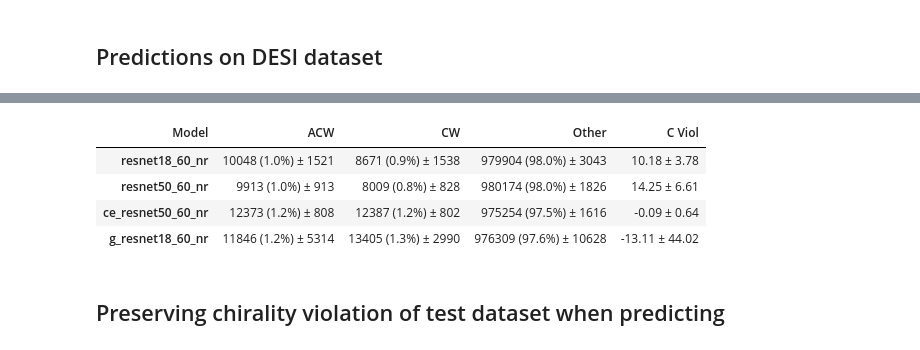
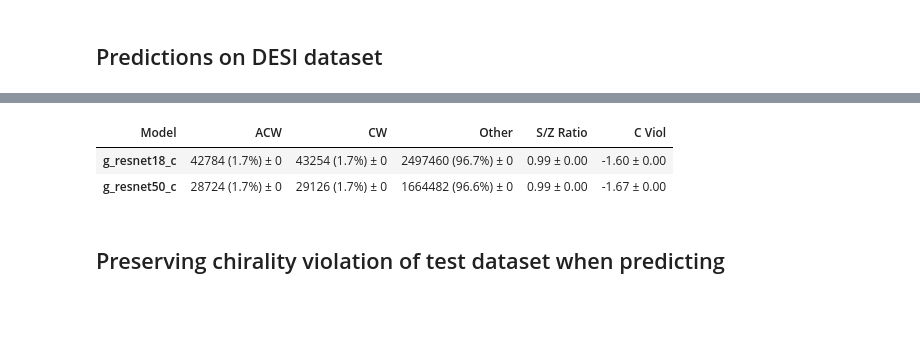
Before and after one commit to neil-power/mphys-galaxy, a Jupyter notebook: Code/model_metrics.ipynb, the cells around one changed output, grey strips where cells are left out. Saved outputs shown, nothing was run; the diff lists cells and outputs as text; code cells hidden in the pictures; blank space fills up the shorter version.

Commit message:
Removed old desi predictions

```diff
--- a/Code/model_metrics.ipynb
+++ b/Code/model_metrics.ipynb
@@ -270,17 +239,13 @@ Error with g_resnet50_cut_dataset, run 2, batch 9
-# %%
-model_ids = ['resnet18_cut_dataset_60_nr',
-             'resnet50_cut_dataset_60_nr',
-            'ce_resnet50_cut_dataset_60_nr',
-            'g_resnet18_cut_dataset_60_nr']
-
-repeat_metrics = get_predict_results_runs_old(model_ids,5,METRICS_PATH)
-repeat_metrics.head(6)
-# %% [output]
-| Model | ACW | CW | Other | C Viol |
-| resnet18_60_nr | 10048 (1.0%) ± 1521 | 8671 (0.9%) ± 1538 | 979904 (98.0%) ± 3043 | 10.18 ± 3.78 |
-| resnet50_60_nr | 9913 (1.0%) ± 913 | 8009 (0.8%) ± 828 | 980174 (98.0%) ± 1826 | 14.25 ± 6.61 |
-| ce_resnet50_60_nr | 12373 (1.2%) ± 808 | 12387 (1.2%) ± 802 | 975254 (97.5%) ± 1616 | -0.09 ± 0.64 |
-| g_resnet18_60_nr | 11846 (1.2%) ± 5314 | 13405 (1.3%) ± 2990 | 976309 (97.6%) ± 10628 | -13.11 ± 44.02 |
+# %%
+model_ids2 = ['g_resnet18_cut_dataset_c',
+            'g_resnet50_cut_dataset_c']
+
+repeat_metrics = get_predict_results_runs(model_ids2,1,METRICS_PATH,errors=False) #Increase max runs to 5
+repeat_metrics.head(6)
+# %% [output]
+| Model | ACW | CW | Other | S/Z Ratio | C Viol |
+| g_resnet18_c | 42784 (1.7%) ± 0 | 43254 (1.7%) ± 0 | 2497460 (96.7%) ± 0 | 0.99 ± 0.00 | -1.60 ± 0.00 |
+| g_resnet50_c | 28724 (1.7%) ± 0 | 29126 (1.7%) ± 0 | 1664482 (96.6%) ± 0 | 0.99 ± 0.00 | -1.67 ± 0.00 |
 # %% [markdown]
 ## Preserving chirality violation of test dataset when predicting
 # %%
```
Also changed, not shown: parts of 5 cells of this notebook, 22 other files.
